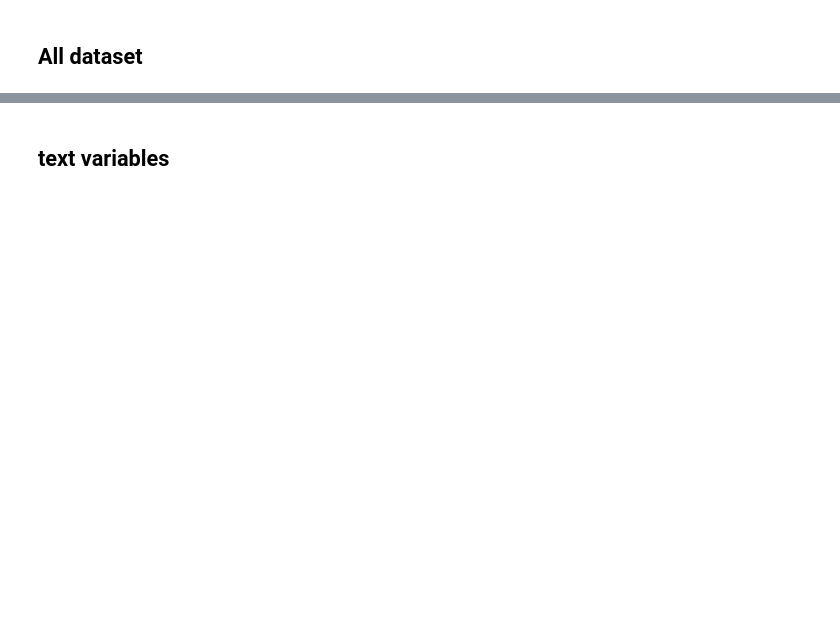
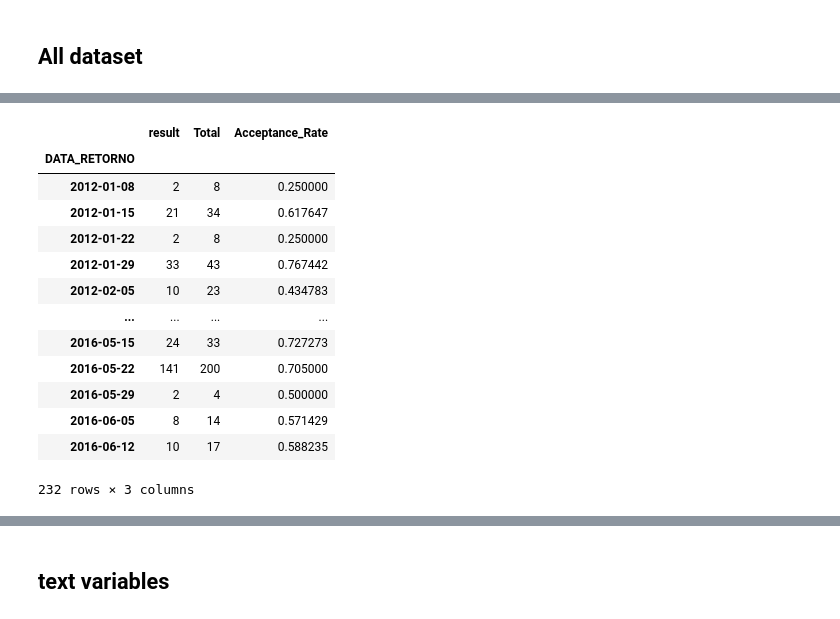
Before and after one commit to Data-Science-Knowledge-Center-Nova-SBE/PBL-HGO, a Jupyter notebook: train_test_time_series_analysis.ipynb, the cells around one changed output, grey strips where cells are left out. Cells and saved outputs as stored; diff of their text form; code cells hidden in the pictures; blank space fills up the shorter version.

```diff
--- a/train_test_time_series_analysis.ipynb
+++ b/train_test_time_series_analysis.ipynb
@@ -85,8 +105,24 @@ df.set_index("DATA_RECEPCAO", inplace=True)
 # %%
 #WEEKLY referral distribution for all sample
 WEEKLY_data = df.resample('W').agg({'result': 'sum', 'Total': 'sum'})
 WEEKLY_data["Acceptance_Rate"]=WEEKLY_data["result"]/WEEKLY_data["Total"]
 #Monthly distribution
 monthly_data = df.resample('M').agg({'result': 'sum', 'Total': 'sum'})
 monthly_data["Acceptance_Rate"]=monthly_data["result"]/monthly_data["Total"]
+WEEKLY_data
+# %% [output]
+|  | result | Total | Acceptance_Rate |
+| DATA_RETORNO |  |  |  |
+| 2012-01-08 | 2 | 8 | 0.250000 |
+| 2012-01-15 | 21 | 34 | 0.617647 |
+| 2012-01-22 | 2 | 8 | 0.250000 |
+| 2012-01-29 | 33 | 43 | 0.767442 |
+| 2012-02-05 | 10 | 23 | 0.434783 |
+| ... | ... | ... | ... |
+| 2016-05-15 | 24 | 33 | 0.727273 |
+| 2016-05-22 | 141 | 200 | 0.705000 |
+| 2016-05-29 | 2 | 4 | 0.500000 |
+| 2016-06-05 | 8 | 14 | 0.571429 |
+| 2016-06-12 | 10 | 17 | 0.588235 |
+232 rows × 3 columns
 # %%
```
Also changed, not shown: parts of 17 cells of this notebook.
